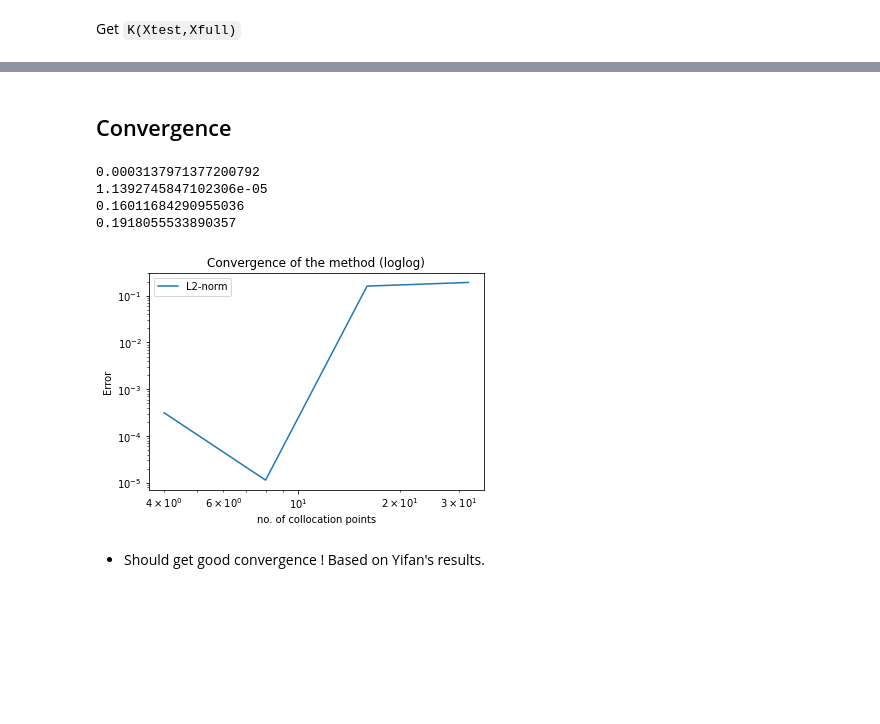
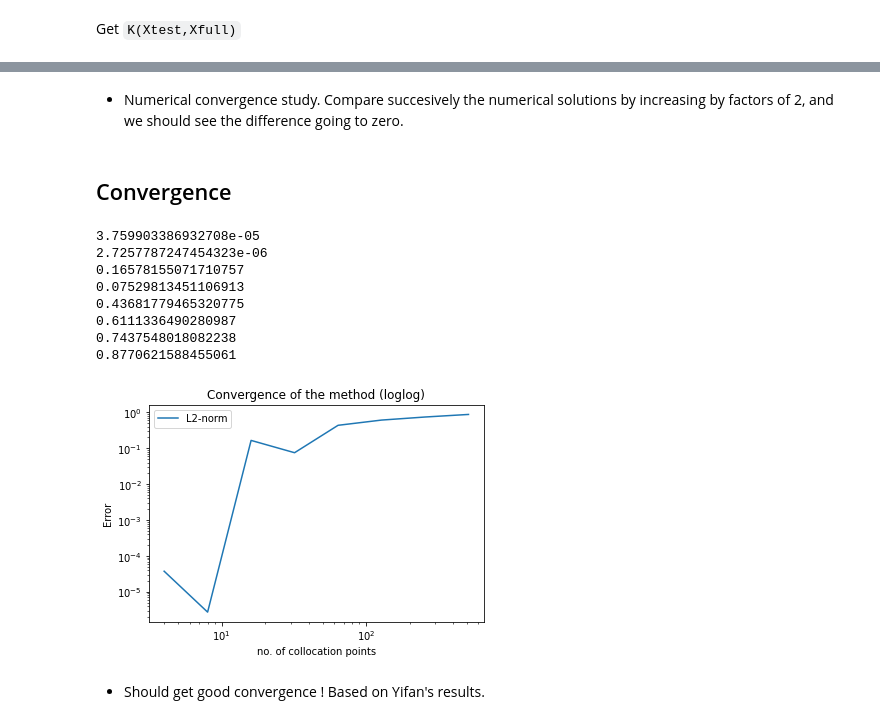
Before and after one commit to jfelipeosorio/kinetick, a Jupyter notebook: pdes/laplace2d_cf.ipynb, the cells around one changed output, grey strips where cells are left out. Drawn from its saved outputs; the diff is of its cells as text; code cells hidden in the pictures; blank space fills up the shorter version.

```diff
--- a/pdes/laplace2d_cf.ipynb
+++ b/pdes/laplace2d_cf.ipynb
@@ -171,3 +175,5 @@ y_prev = jnp.concatenate((np.zeros((len(Xomega)),),f_bottom,np.zeros((len(Xbound
+# %%
+y_prev = jnp.concatenate((rhs_values,u_bc_values))
 # %% [markdown]
 Compute $K(\varphi,\varphi)^{-1}y_{\text{prev}}$
 # %%
@@ -189,4 +195,7 @@ X_test = np.vstack((X_test_int, X_test_bry))
 # %%
 Kphi = Kphi_assembly(X_test, Xomega, Xboundary, k = 'Gaussian', k_param = k_param)
 # %%
-u_next = np.dot(Kphi.T,sol)
+# Numerical
+u_pred = np.dot(Kphi.T,sol)
+# Analytical
+u_true = u_lap(X_test)
@@ -208,2 +201,0 @@ plt.show()
-# %%
-u_true = lap_sol(X_test[:,0], X_test[:,1], 30)
@@ -225,8 +214,11 @@ plt.show()
+# %% [markdown]
+- Numerical convergence study. Compare succesively the numerical solutions by increasing by factors of 2, and we should see the difference going to zero.
 # %% [markdown]
 ## Convergence
 # %%
 L2_norms = []
-for n in range(2,6):
+xrange = 2**np.arange(2,10)
+for n in range(2,10):
     # sqrt(M_Omega)
     Momega = int(np.sqrt(2**n))
     # M - M_Omega
@@ -238,51 +230,49 @@ for n in range(2,6):
     # X_full
     Xfull = np.vstack((Xomega, Xboundary))
     # Boundary condition value
-    f_bottom = f_bc(Xboundary[:M_boundary,0])
+    u_bc_values = u_lap(Xboundary)
+    # RHS of the PDE
+    rhs_values = f_lap(Xomega)
     # kparam
     k_param = 0.5
     # Delta for numerical integration
     delta = Xfull[1,0]-Xfull[0,0]
 
     Kphiphi = Kphiphi_assembly(Xomega, Xboundary, k = 'Gaussian', k_param = k_param)
-    y_prev = jnp.concatenate((np.zeros((len(Xomega)),),f_bottom,np.zeros((len(Xboundary[M_boundary:,])),)))
+    y_prev = jnp.concatenate((rhs_values,u_bc_values))
 
     R = jnp.diag(jnp.diag(Kphiphi))
     sol = jnp.linalg.solve(Kphiphi + 1e-6*R,y_prev)
 
     Kphi = Kphi_assembly(Xfull, Xomega, Xboundary, k = 'Gaussian', k_param = k_param)
-    u_next = np.dot(Kphi.T,sol)
+    u_pred = np.dot(Kphi.T,sol)
 
     # True solution
-    u_true = lap_sol(Xfull[:,0], Xfull[:,1], 30)
+    u_true = u_lap(Xfull)
 
-    # # True next
-    # plt.plot(Xfull,transport_sol(Xfull,t,c),'.-',label='true_next')
-    # # Predicted next
-    # plt.plot(Xfull,u_next,'.-',label='pred_next')
-    # plt.legend()
-    # plt.show()
-
-    f = np.abs(u_next - u_true)**2
+    # Difference
+    f = np.abs(u_pred - u_true)**2
     # L2 norms
     L2_norms.append(trap(f,delta))
     print(trap(f,delta))
 # %% [output]
-0.0003137971377200792
-1.1392745847102306e-05
-0.16011684290955036
-0.1918055533890357
+3.759903386932708e-05
+2.7257787247454323e-06
+0.16578155071710757
+0.07529813451106913
+0.43681779465320775
+0.6111336490280987
+0.7437548018082238
+0.8770621588455061
 # %%
-xrange = 2**np.arange(2,6)
-#plt.loglog(xrange,sup_norms, label = 'sup-norm')
+# Plot of L2 norms
 plt.loglog(xrange,L2_norms,label = 'L2-norm')
-#plt.loglog(xrange,mses,label = 'mse')
 plt.xlabel('no. of collocation points')
 plt.ylabel('Error')
 plt.legend()
 plt.title('Convergence of the method (loglog)')
 plt.show()
 # %% [output]
-[figure, old version]
+[figure, new version]
 # %% [markdown]
 - Should get good convergence ! Based on Yifan's results.
```
Also changed, not shown: parts of 8 cells of this notebook, 2 other files.
